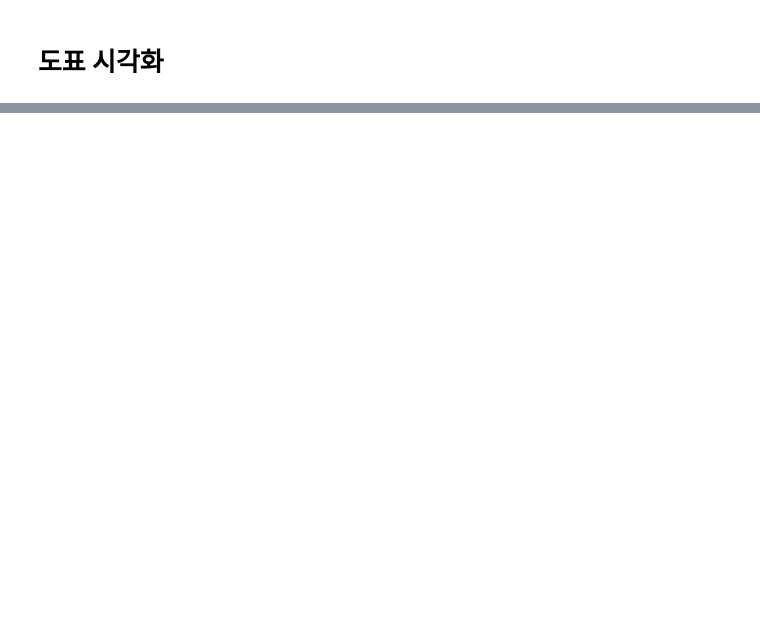
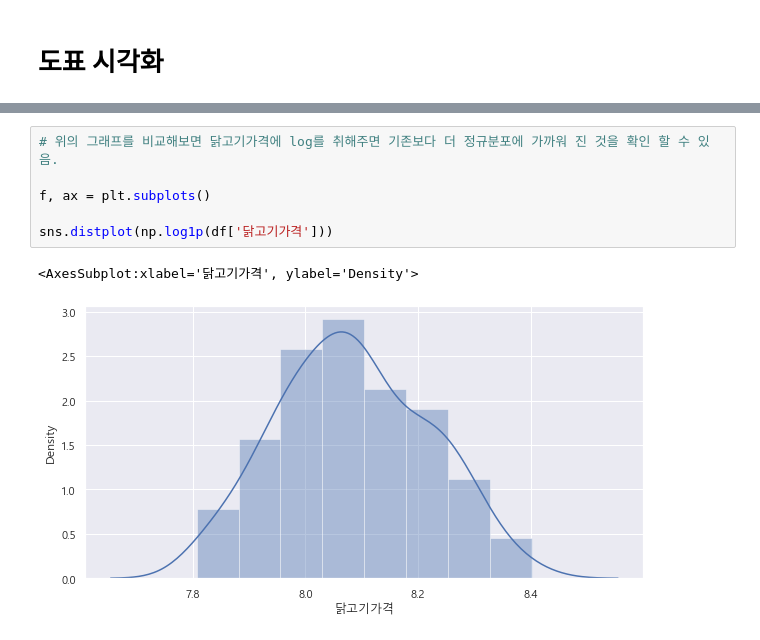
Before and after one commit to fin-special/chicken_price_prediction, a Jupyter notebook: 데이터시각화/hyebin.ipynb, the cells around one changed output, grey strips where cells are left out. Saved outputs shown, nothing was run; the diff lists cells and outputs as text; blank space fills up the shorter version.

```diff
--- a/데이터시각화/hyebin.ipynb
+++ b/데이터시각화/hyebin.ipynb
@@ -25,0 +87,9 @@ df
+# %%
+# 위의 그래프를 비교해보면 닭고기가격에 log를 취해주면 기존보다 더 정규분포에 가까워 진 것을 확인 할 수 있음.
+
+f, ax = plt.subplots()
+
+sns.distplot(np.log1p(df['닭고기가격']))
+# %% [output]
+<AxesSubplot:xlabel='닭고기가격', ylabel='Density'>
+[figure, added]
```
Also changed, not shown: parts of 83 cells of this notebook, 2 other files.
